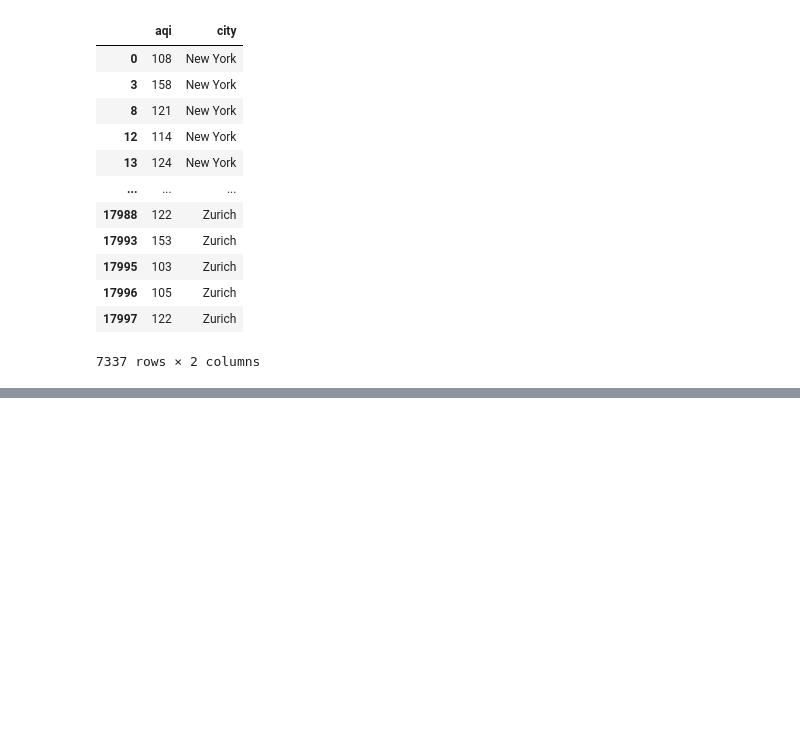
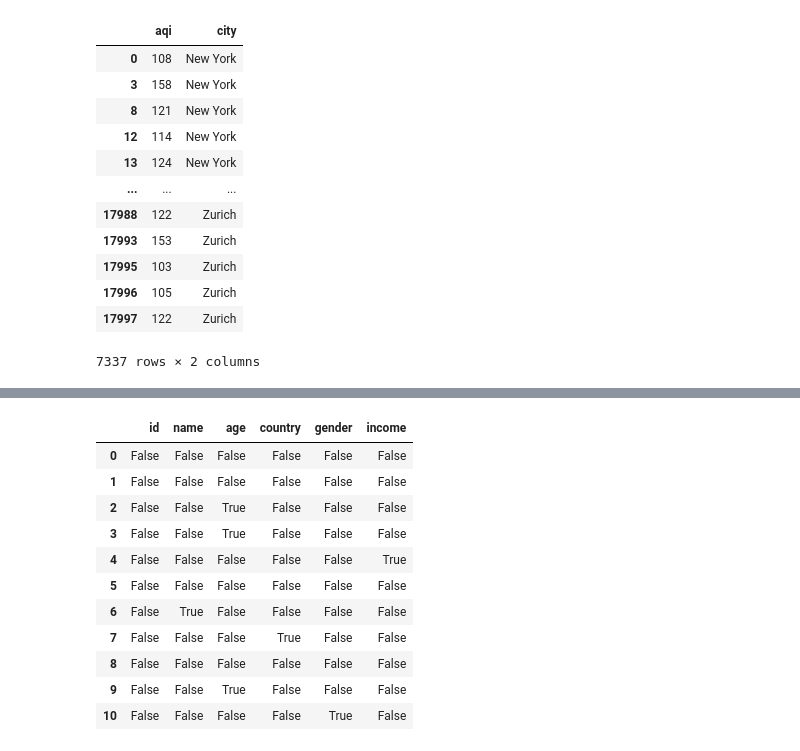
Before and after one commit to nrk-boolean/DataExploration-usingPandas, a Jupyter notebook: Handling_with_pandas.ipynb, the cells around one changed output, grey strips where cells are left out. Saved outputs shown, nothing was run; the diff lists cells and outputs as text; code cells hidden in the pictures; blank space fills up the shorter version.

```diff
--- a/Handling_with_pandas.ipynb
+++ b/Handling_with_pandas.ipynb
@@ -453,0 +548,17 @@ df[(df["aqi"]>100) & (df["temperature"]<30)][["aqi","city"]] #Same as above but
+# %%
+# in the above data NaN represents --Not a number--(null) empty
+
+df.isnull() #true-- has NaN(empty), false-- has value
+# %% [output]
+|  | id | name | age | country | gender | income |
+| 0 | False | False | False | False | False | False |
+| 1 | False | False | False | False | False | False |
+| 2 | False | False | True | False | False | False |
+| 3 | False | False | True | False | False | False |
+| 4 | False | False | False | False | False | True |
+| 5 | False | False | False | False | False | False |
+| 6 | False | True | False | False | False | False |
+| 7 | False | False | False | True | False | False |
+| 8 | False | False | False | False | False | False |
+| 9 | False | False | True | False | False | False |
+| 10 | False | False | False | False | True | False |
```
Also changed, not shown: parts of 9 cells of this notebook, 1 other file.
